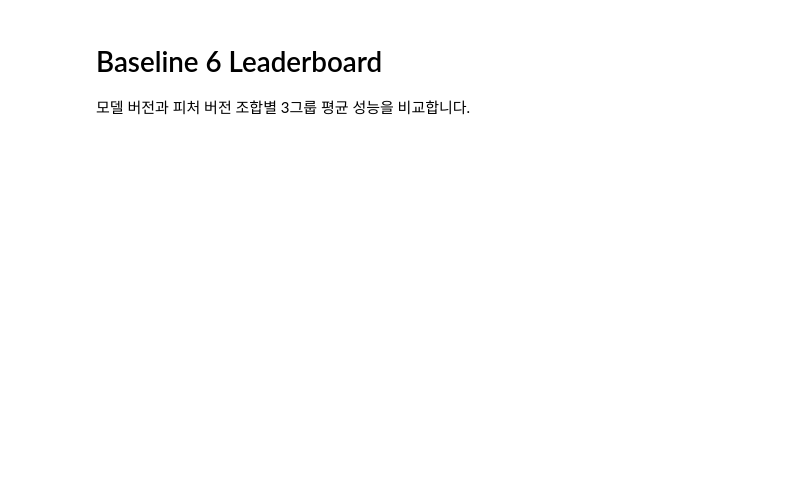
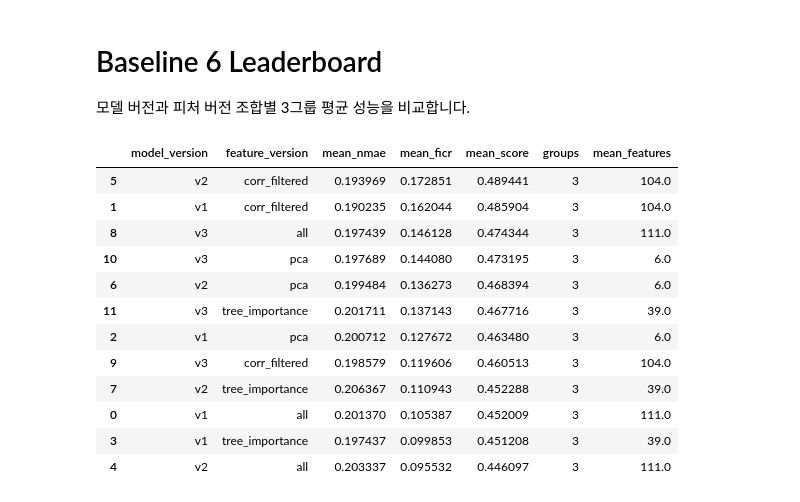
Before and after one commit to ksydata/WINDFORCE, a Jupyter notebook: BASELINE/baseline_6_leaderboard.ipynb, the cells around one changed output. Cells and saved outputs as stored; diff of their text form; code cells hidden in the pictures; blank space fills up the shorter version.

```diff
--- a/BASELINE/baseline_6_leaderboard.ipynb
+++ b/BASELINE/baseline_6_leaderboard.ipynb
@@ -5,11 +5,25 @@
 # %%
 from pathlib import Path
 import pandas as pd
 import matplotlib.pyplot as plt
-ROOT = Path("/Users/ksydata/WINDFORCE")
+ROOT = Path("D:/workspaces/WINDFORCE")
 results = pd.read_csv(ROOT / "BASELINE/baseline_6_results.csv")
 summary = (results.groupby(["model_version", "feature_version"], as_index=False).agg(mean_nmae=("nmae", "mean"), mean_ficr=("ficr", "mean"), mean_score=("score", "mean"), groups=("group", "nunique"), mean_features=("n_features", "mean")).sort_values("mean_score", ascending=False))
 display(summary)
+# %% [output]
+|  | model_version | feature_version | mean_nmae | mean_ficr | mean_score | groups | mean_features |
+| 5 | v2 | corr_filtered | 0.193969 | 0.172851 | 0.489441 | 3 | 104.0 |
+| 1 | v1 | corr_filtered | 0.190235 | 0.162044 | 0.485904 | 3 | 104.0 |
+| 8 | v3 | all | 0.197439 | 0.146128 | 0.474344 | 3 | 111.0 |
+| 10 | v3 | pca | 0.197689 | 0.144080 | 0.473195 | 3 | 6.0 |
+| 6 | v2 | pca | 0.199484 | 0.136273 | 0.468394 | 3 | 6.0 |
+| 11 | v3 | tree_importance | 0.201711 | 0.137143 | 0.467716 | 3 | 39.0 |
+| 2 | v1 | pca | 0.200712 | 0.127672 | 0.463480 | 3 | 6.0 |
+| 9 | v3 | corr_filtered | 0.198579 | 0.119606 | 0.460513 | 3 | 104.0 |
+| 7 | v2 | tree_importance | 0.206367 | 0.110943 | 0.452288 | 3 | 39.0 |
+| 0 | v1 | all | 0.201370 | 0.105387 | 0.452009 | 3 | 111.0 |
+| 3 | v1 | tree_importance | 0.197437 | 0.099853 | 0.451208 | 3 | 39.0 |
+| 4 | v2 | all | 0.203337 | 0.095532 | 0.446097 | 3 | 111.0 |
 # %%
 display(summary.groupby("model_version", as_index=False)[["mean_nmae", "mean_ficr", "mean_score"]].mean().sort_values("mean_score", ascending=False))
 display(summary.groupby("feature_version", as_index=False)[["mean_nmae", "mean_ficr", "mean_score", "mean_features"]].mean().sort_values("mean_score", ascending=False))
```
Also changed, not shown: parts of 2 cells of this notebook, 3 other files.
